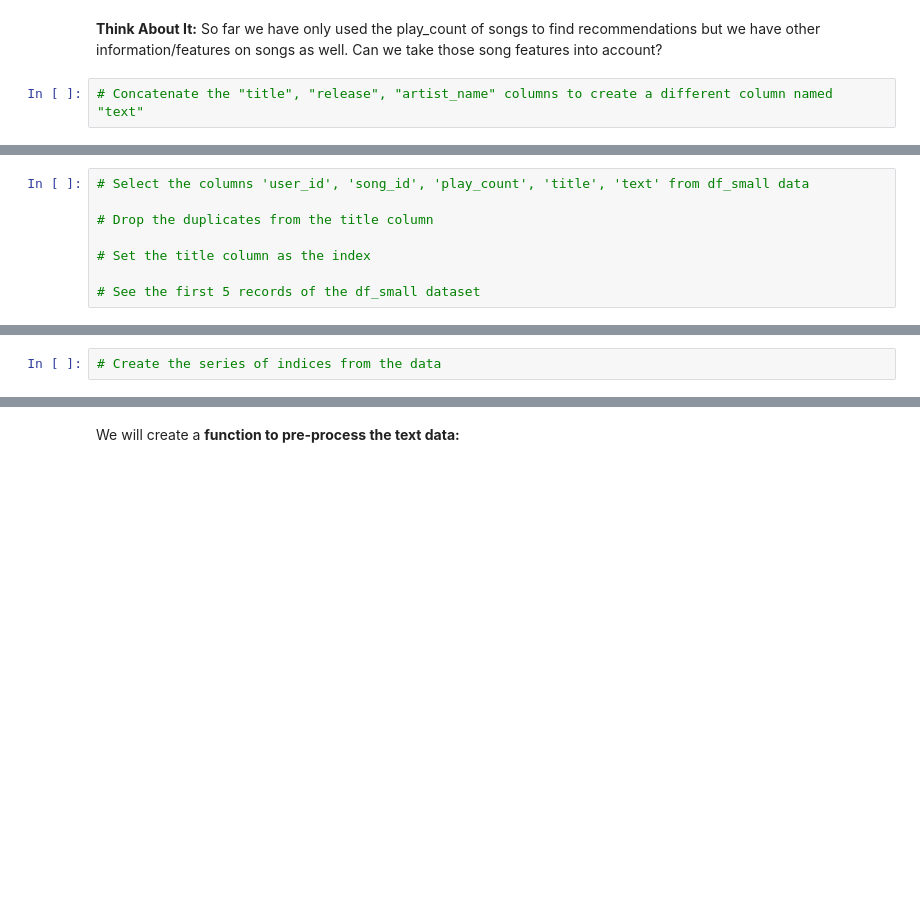
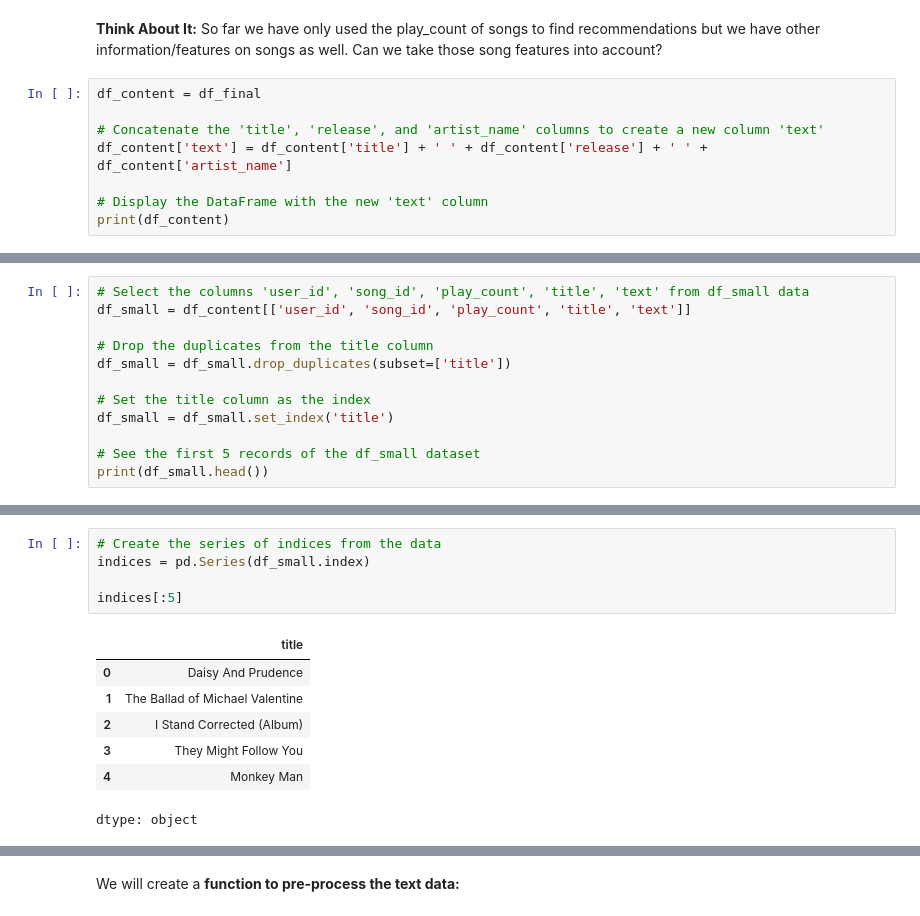
Before and after one commit to AMassani/Angular.Project1, a Jupyter notebook: Milestone_Music_Recommendation_System_Full_Code.ipynb, the cells around one changed output, grey strips where cells are left out. Cells and saved outputs as stored; diff of their text form; blank space fills up the shorter version.

```diff
--- a/Milestone_Music_Recommendation_System_Full_Code.ipynb
+++ b/Milestone_Music_Recommendation_System_Full_Code.ipynb
@@ -1706,4 +1706,10 @@ ranking_songs(recommendations, playing_count)
 # %% [markdown]
 **Think About It:** So far we have only used the play_count of songs to find recommendations but we have other information/features on songs as well. Can we take those song features into account?
 # %%
-# Concatenate the "title", "release", "artist_name" columns to create a different column named "text"
+df_content = df_final
+
+# Concatenate the 'title', 'release', and 'artist_name' columns to create a new column 'text'
+df_content['text'] = df_content['title'] + ' ' + df_content['release'] + ' ' + df_content['artist_name']
+
+# Display the DataFrame with the new 'text' column
+print(df_content)
@@ -1710,8 +1734,12 @@ ranking_songs(recommendations, playing_count)
 # %%
 # Select the columns 'user_id', 'song_id', 'play_count', 'title', 'text' from df_small data
+df_small = df_content[['user_id', 'song_id', 'play_count', 'title', 'text']]
 
 # Drop the duplicates from the title column
+df_small = df_small.drop_duplicates(subset=['title'])
 
 # Set the title column as the index
+df_small = df_small.set_index('title')
 
 # See the first 5 records of the df_small dataset
+print(df_small.head())
@@ -1718,5 +1762,16 @@ ranking_songs(recommendations, playing_count)
 # %%
 # Create the series of indices from the data
+indices = pd.Series(df_small.index)
+
+indices[:5]
+# %% [output]
+|  | title |
+| 0 | Daisy And Prudence |
+| 1 | The Ballad of Michael Valentine |
+| 2 | I Stand Corrected (Album) |
+| 3 | They Might Follow You |
+| 4 | Monkey Man |
+dtype: object
 # %%
 # Importing necessary packages to work with text data
 import nltk
```
Also changed, not shown: parts of 11 cells of this notebook.
